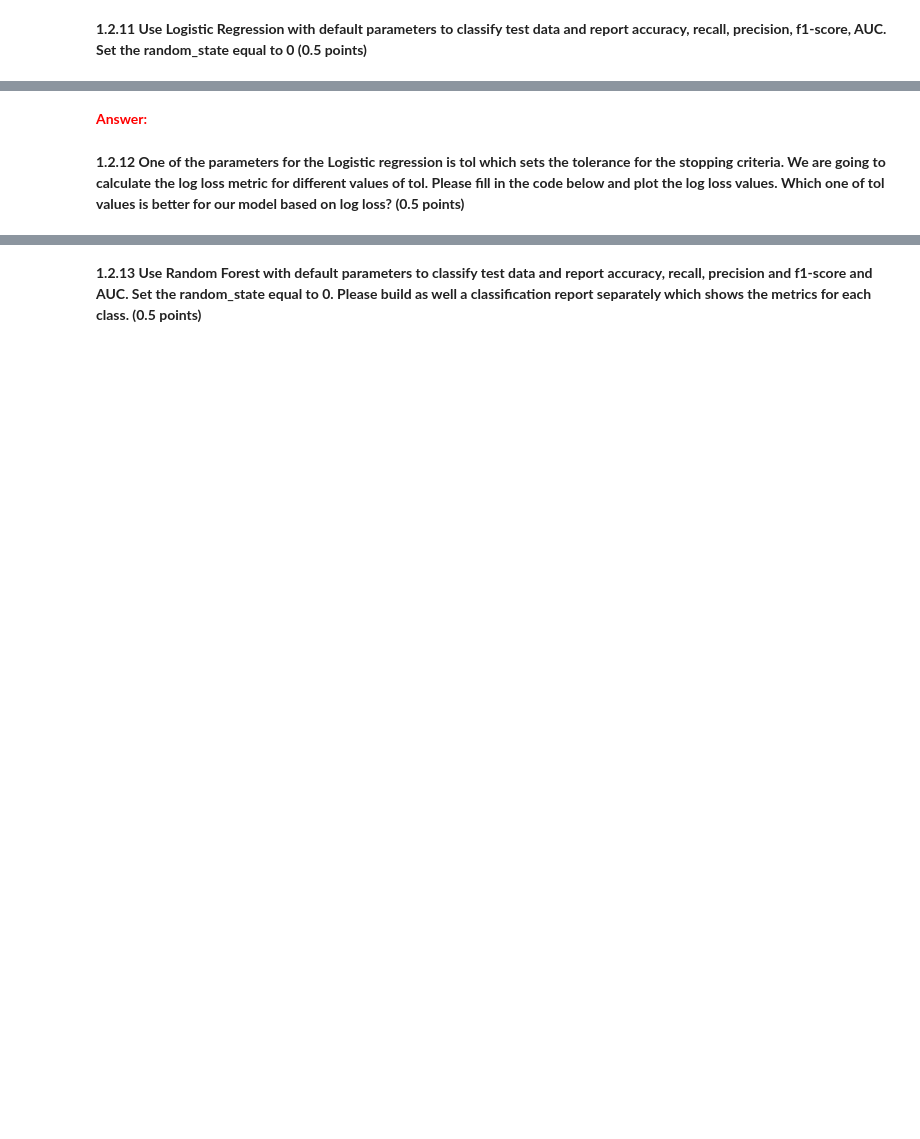
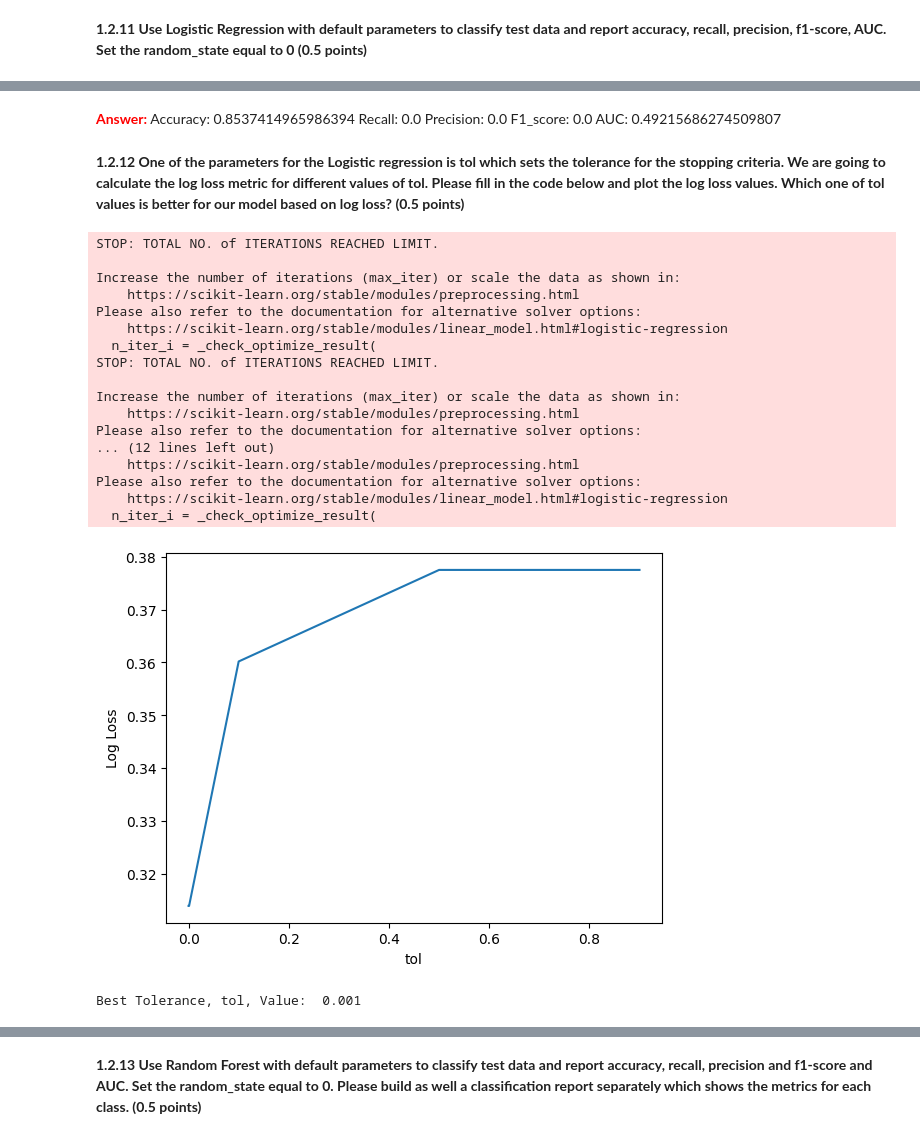
Before and after one commit to Sulaiman29/BDA_HW3, a Jupyter notebook: Copy_of_BDA2025Spring_HW3.ipynb, the cells around one changed output, grey strips where cells are left out. Cells and saved outputs as stored; diff of their text form; code cells hidden in the pictures; blank space fills up the shorter version.

```diff
--- a/Copy_of_BDA2025Spring_HW3.ipynb
+++ b/Copy_of_BDA2025Spring_HW3.ipynb
@@ -291,11 +446,19 @@ print('\n The best tree depth is: ', best_depth )
 **1.2.10 Use SVM with default parameters to classify test data and report accuracy, recall, precision, f1-score and AUC. Set the random_state equal to 0. (0.5 points)**
 # %%
 from sklearn.svm import SVC
+from sklearn.metrics import accuracy_score, recall_score, precision_score, f1_score, roc_auc_score
 svm_model = SVC(random_state=0)
 
 #TODO: train the model
+svm_model.fit(X_train, y_train)
 #TODO: predict on test set
+y_pred = svm_model.predict(X_test)
 #TODO: calculate the metrics
+acc = accuracy_score(y_test, y_pred)
+rec = recall_score(y_test, y_pred)
+prec = precision_score(y_test, y_pred)
+f1_score = f1_score(y_test, y_pred)
+auc = roc_auc_score(y_test, y_pred)
 
 print('Accuracy: ', acc)
 print('Recall: ', rec)
@@ -311,11 +485,18 @@ from sklearn.linear_model import LogisticRegression
 lr = LogisticRegression(random_state=0)
 
 #TODO: train the model
+lr.fit(X_train, y_train)
 #TODO: predict on test set
+y_pred = lr.predict(X_test)
 #TODO: calculate the metrics
+acc = accuracy_score(y_test, y_pred)
+rec = recall_score(y_test, y_pred)
+prec = precision_score(y_test, y_pred)
+#f1 = f1_score(y_test, y_pred)
+auc = roc_auc_score(y_test, y_pred)
 
 print('Accuracy: ', acc)
 print('Recall: ', rec)
 print('Precision: ', prec)
-print('F1_score: ', f1_score)
+#print('F1_score: ', f1)
 print('AUC: ', auc)
@@ -322,28 +515,59 @@ print('AUC: ', auc)
-# %% [markdown]
-<font color='red'> **Answer:**</font>
+# %% [markdown]
+<font color='red'> **Answer:**</font>
+Accuracy:  0.8537414965986394
+Recall:  0.0
+Precision:  0.0
+F1_score: 0.0
+AUC:  0.49215686274509807
 # %% [markdown]
 **1.2.12 One of the parameters for the Logistic regression is tol which sets the tolerance for the stopping criteria. We are going to calculate the log loss metric for different values of tol. Please fill in the code below and plot the log loss values. Which one of tol values is better for our model based on log loss? (0.5 points)**
 # %%
 from sklearn.linear_model import LogisticRegression as LR
 import matplotlib.pyplot as plt
+from sklearn.metrics import log_loss
 
-log_loss = []
+log_losses = []
 for tol in [0.9, 0.5, 0.1,  0.001, 0.0001, 0.000001, 0.000001]:
 
     #TODO: initialize the model
+    model = LR(tol=tol, solver='lbfgs', max_iter=1000, random_state=42)
     #TODO: train the models
+    model.fit(X_train, y_train)
     #TODO: predict on test set
+    y_pred_proba = model.predict_proba(X_test)
     #TODO: calculate logloss
+    current_log_loss = log_loss(y_test, y_pred_proba)
     #TODO: use log_loss list to store the different logloss for different tol
+    log_losses.append(current_log_loss)
 
 tol = [0.9, 0.5, 0.1,  0.001, 0.0001, 0.000001, 0.000001]
-plt.plot(tol, log_loss)
+plt.plot(tol, log_losses)
 plt.ylabel("Log Loss")
 plt.xlabel("tol")
 plt.show()
 
 
 #Findidng out the best tolerance value
-min_index=(log_loss.index(min(log_loss)))
+min_index=(log_losses.index(min(log_losses)))
 print("Best Tolerance, tol, Value: ", tol[min_index])
+# %% [output]
+STOP: TOTAL NO. of ITERATIONS REACHED LIMIT.
+
+Increase the number of iterations (max_iter) or scale the data as shown in:
+    https://scikit-learn.org/stable/modules/preprocessing.html
+Please also refer to the documentation for alternative solver options:
+    https://scikit-learn.org/stable/modules/linear_model.html#logistic-regression
+  n_iter_i = _check_optimize_result(
+STOP: TOTAL NO. of ITERATIONS REACHED LIMIT.
+
+Increase the number of iterations (max_iter) or scale the data as shown in:
+    https://scikit-learn.org/stable/modules/preprocessing.html
+Please also refer to the documentation for alternative solver options:
+... (12 lines left out)
+    https://scikit-learn.org/stable/modules/preprocessing.html
+Please also refer to the documentation for alternative solver options:
+    https://scikit-learn.org/stable/modules/linear_model.html#logistic-regression
+  n_iter_i = _check_optimize_result(
+[figure, added]
+Best Tolerance, tol, Value:  0.001
 # %% [markdown]
```
Also changed, not shown: parts of 41 cells of this notebook.
